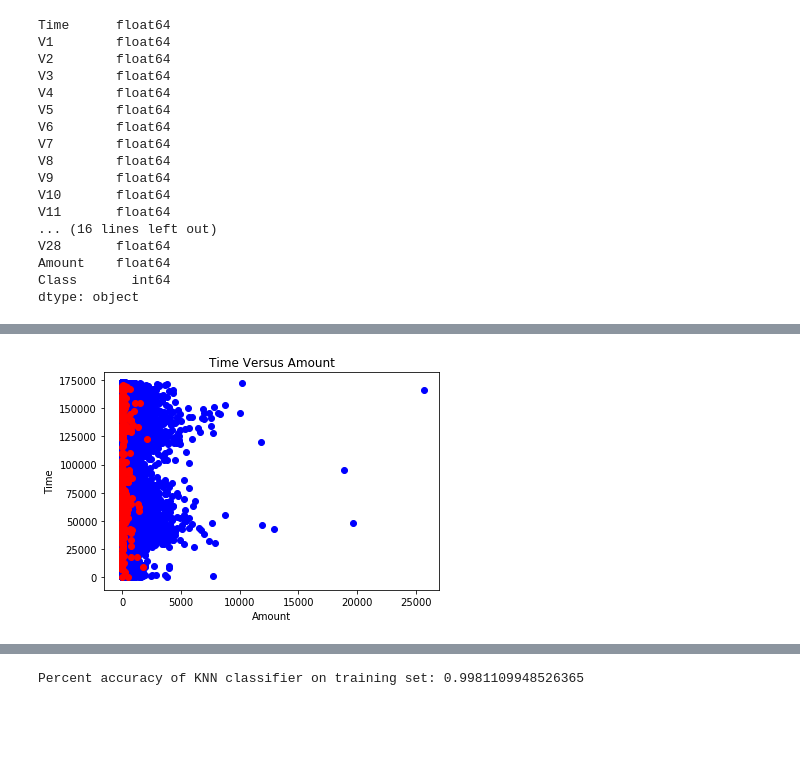
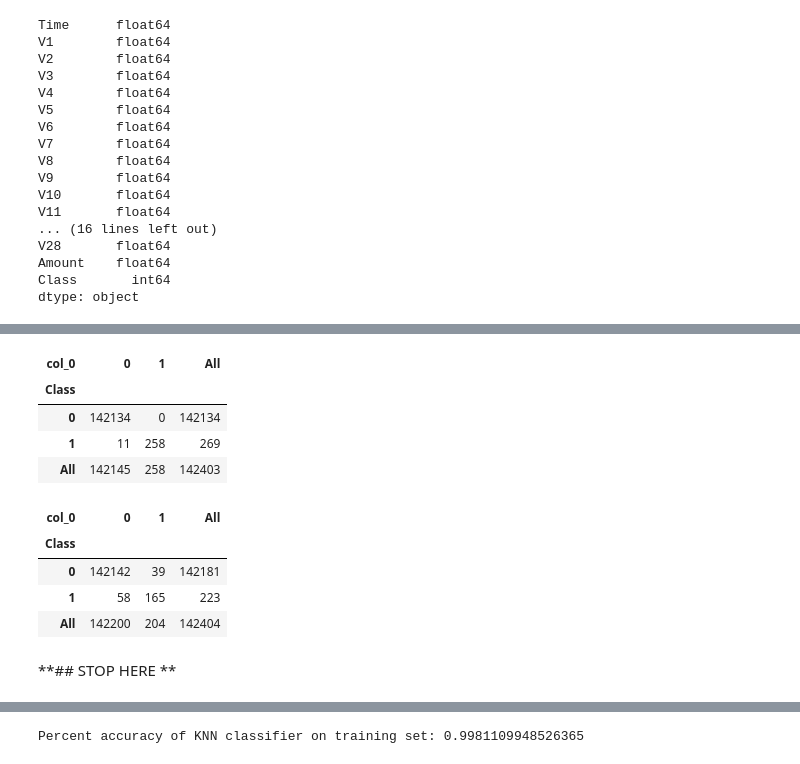
Before and after one commit to jtillis0317/Drills-and-Projects, a Jupyter notebook: Credit Card Fraud.ipynb, the cells around one changed output, grey strips where cells are left out. Cells and saved outputs as stored; diff of their text form; code cells hidden in the pictures; blank space fills up the shorter version.

```diff
--- a/Credit Card Fraud.ipynb
+++ b/Credit Card Fraud.ipynb
@@ -46,7 +46,3 @@ V28       float64
 Amount    float64
 Class       int64
 dtype: object
-# %%
-df["Amount"] = df["Amount"].astype(int)
-# %%
-df["Time"] = df["Time"].astype(int)
@@ -83,11 +49,37 @@ df.head()
-# %%
-#testing out the KNN classifier
-
-plt.scatter(df[df["Class"] == 0].Amount, df[df["Class"] == 0].Time, color="blue")
-plt.scatter(df[df["Class"] == 1].Amount, df[df["Class"] == 1].Time, color="red")
-plt.xlabel("Amount")
-plt.ylabel("Time")
-plt.title("Time Versus Amount")
-plt.show()
-# %% [output]
-[figure, removed]
+# %%
+offset = int(df.shape[0] / 2)
+df_train = df.iloc[:offset]
+df_test = df.iloc[offset:]
+
+
+from sklearn import ensemble
+
+rfc = ensemble.RandomForestClassifier()
+X = df_train.loc[:, ~df.columns.isin(["Class"])]
+Y = df_train["Class"]
+
+model = rfc.fit(X, np.ravel(Y))
+# %%
+pred_train = model.predict(X)
+x_test, y_test = df_test.loc[:, ~df_test.columns.isin(["Class"])], df_test["Class"]
+pred_test = model.predict(x_test)
+table_train = pd.crosstab(Y, pred_train, margins=True)
+table_test = pd.crosstab(y_test, pred_test, margins=True)
+# %%
+table_train
+# %% [output]
+| col_0 | 0 | 1 | All |
+| Class |  |  |  |
+| 0 | 142134 | 0 | 142134 |
+| 1 | 11 | 258 | 269 |
+| All | 142145 | 258 | 142403 |
+# %%
+table_test
+# %% [output]
+| col_0 | 0 | 1 | All |
+| Class |  |  |  |
+| 0 | 142142 | 39 | 142181 |
+| 1 | 58 | 165 | 223 |
+| All | 142200 | 204 | 142404 |
+# %% [markdown]
+**## STOP HERE **
```
Also changed, not shown: parts of 4 cells of this notebook.
